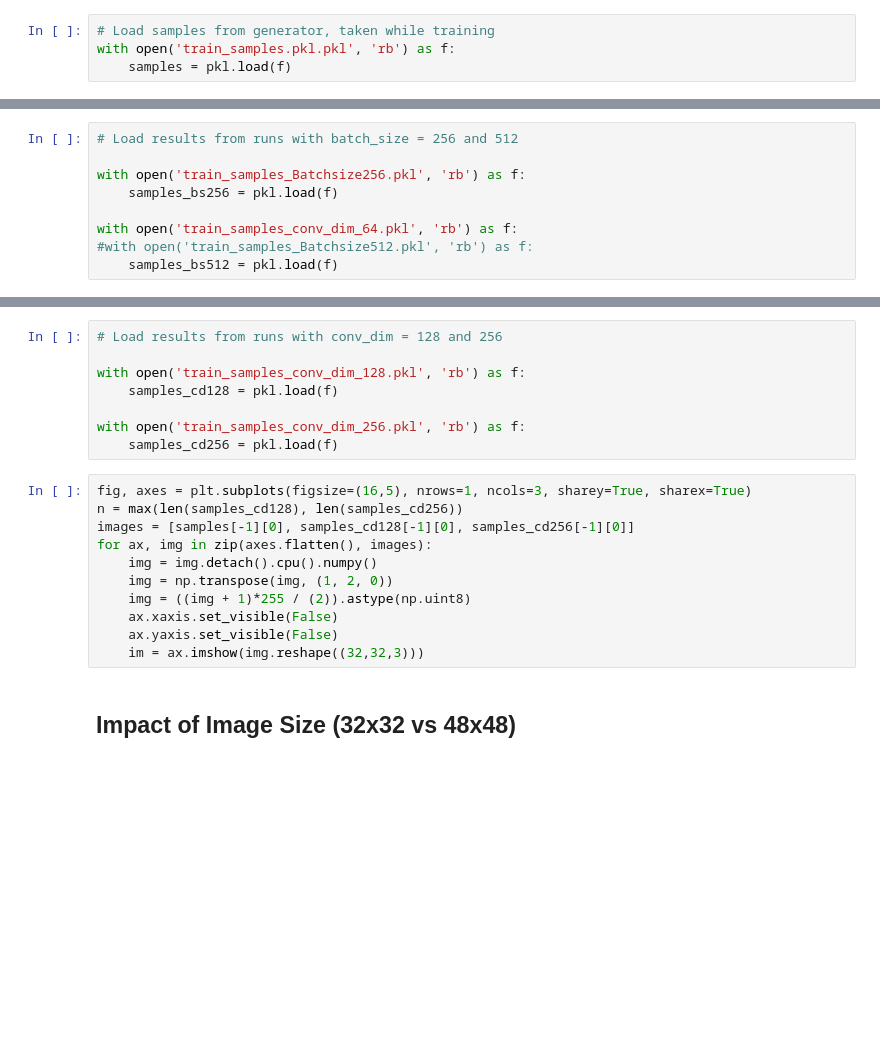
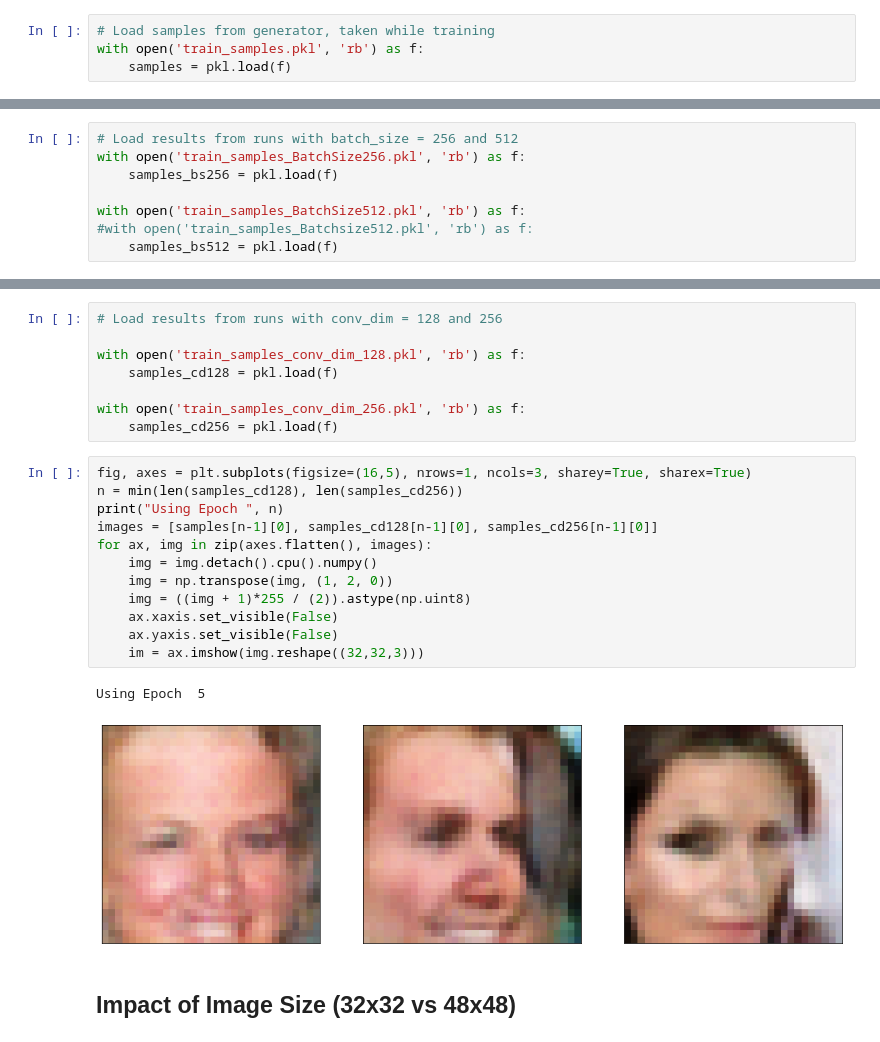
Before and after one commit to versavel/dl_nanodegree_project_face_generation, a Jupyter notebook: dlnd_face_generation.ipynb, the cells around one changed output, grey strips where cells are left out. Saved outputs shown, nothing was run; the diff lists cells and outputs as text; blank space fills up the shorter version.

Commit message:
feat: Partial combined results, missing conv_dim=256 and img_size=48

```diff
--- a/dlnd_face_generation.ipynb
+++ b/dlnd_face_generation.ipynb
@@ -709,7 +709,7 @@ def view_samples(epoch, samples):
         im = ax.imshow(img.reshape((32,32,3)))
 # %%
 # Load samples from generator, taken while training
-with open('train_samples.pkl.pkl', 'rb') as f:
+with open('train_samples.pkl', 'rb') as f:
     samples = pkl.load(f)
 # %%
 # Samples after training 40 epochs
@@ -718,11 +720,10 @@ _ = view_samples(-1, samples)
 ## Impact of Batch Size (128 vs 256 vs 512)
 # %%
 # Load results from runs with batch_size = 256 and 512
-
-with open('train_samples_Batchsize256.pkl', 'rb') as f:
+with open('train_samples_BatchSize256.pkl', 'rb') as f:
     samples_bs256 = pkl.load(f)
 
-with open('train_samples_conv_dim_64.pkl', 'rb') as f:
+with open('train_samples_BatchSize512.pkl', 'rb') as f:
 #with open('train_samples_Batchsize512.pkl', 'rb') as f:
     samples_bs512 = pkl.load(f)
 # %%
@@ -766,15 +773,19 @@ with open('train_samples_conv_dim_256.pkl', 'rb') as f:
     samples_cd256 = pkl.load(f)
 # %%
 fig, axes = plt.subplots(figsize=(16,5), nrows=1, ncols=3, sharey=True, sharex=True)
-n = max(len(samples_cd128), len(samples_cd256))
-images = [samples[-1][0], samples_cd128[-1][0], samples_cd256[-1][0]]
+n = min(len(samples_cd128), len(samples_cd256))
+print("Using Epoch ", n)
+images = [samples[n-1][0], samples_cd128[n-1][0], samples_cd256[n-1][0]]
 for ax, img in zip(axes.flatten(), images):
     img = img.detach().cpu().numpy()
     img = np.transpose(img, (1, 2, 0))
     img = ((img + 1)*255 / (2)).astype(np.uint8)
     ax.xaxis.set_visible(False)
     ax.yaxis.set_visible(False)
     im = ax.imshow(img.reshape((32,32,3)))
+# %% [output]
+Using Epoch  5
+[figure, added]
 # %% [markdown]
 ## Impact of Image Size (32x32 vs 48x48)
 # %%
```
Also changed, not shown: parts of 4 cells of this notebook.
